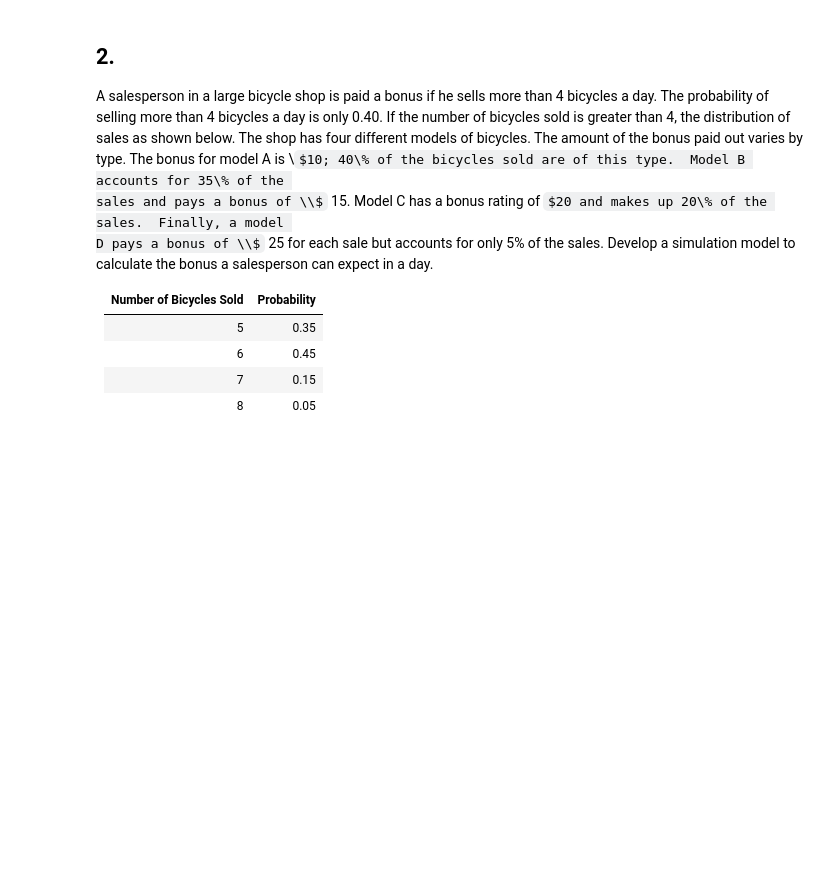
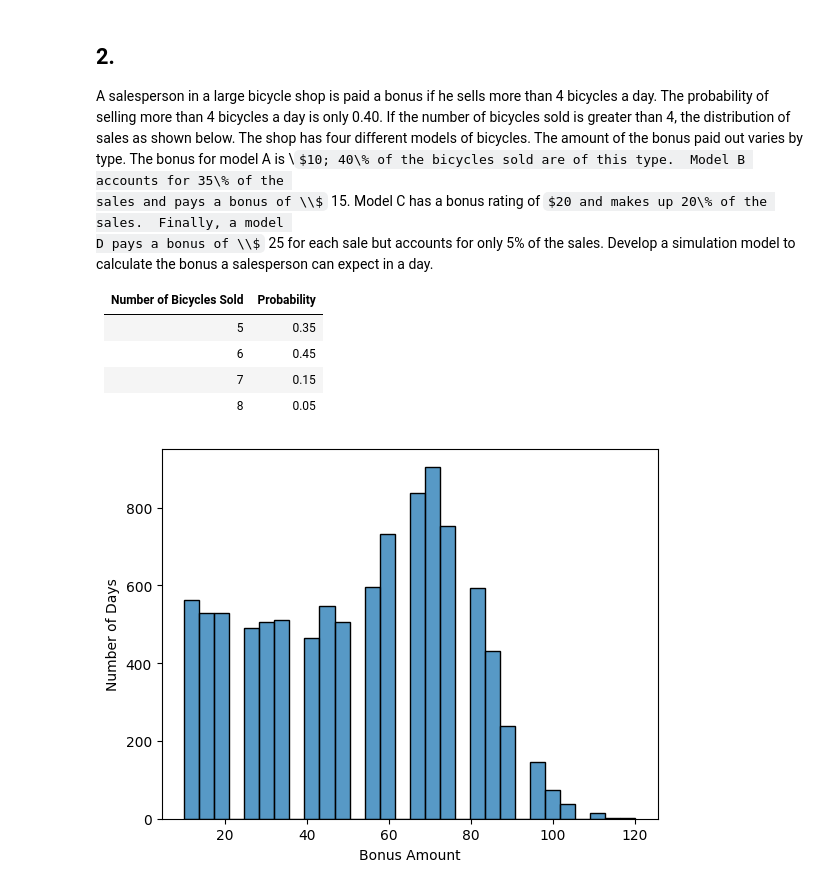
Before and after one commit to robords/basic_linear_programming, a Jupyter notebook: Homework Assignment 4.ipynb, the cells around one changed output. Saved outputs shown, nothing was run; the diff lists cells and outputs as text; code cells hidden in the pictures; some formulas as TeX source; blank space fills up the shorter version.

```diff
--- a/Homework Assignment 4.ipynb
+++ b/Homework Assignment 4.ipynb
@@ -133,7 +135,7 @@ def calculate_bonus():
     # If the number of bicycles sold is less than or equal to 4, there's no bonus
     num_bicycles_sold = estimate_bicycles_sold()
     if num_bicycles_sold <= 4:
-        return 0
+        total_bonus = 0
 
     bike_list = ["A", "B", "C", "D"]
 
@@ -167,4 +169,11 @@ def long_term(days):
     for day in range(days):
         num_bicycles_sold_per_model_dict, num_bicycles_sold, total_bonus = calculate_bonus()
         bonus_list.append(total_bonus)
-    return total_bonus
+    return bonus_list
+# %%
+bonus_list = long_term(10000)
+ax = sns.histplot(data=bonus_list)
+ax.set(xlabel='Bonus Amount', ylabel='Number of Days')
+plt.show()
+# %% [output]
+[figure, added]
```
Also changed, not shown: parts of 10 cells of this notebook.
